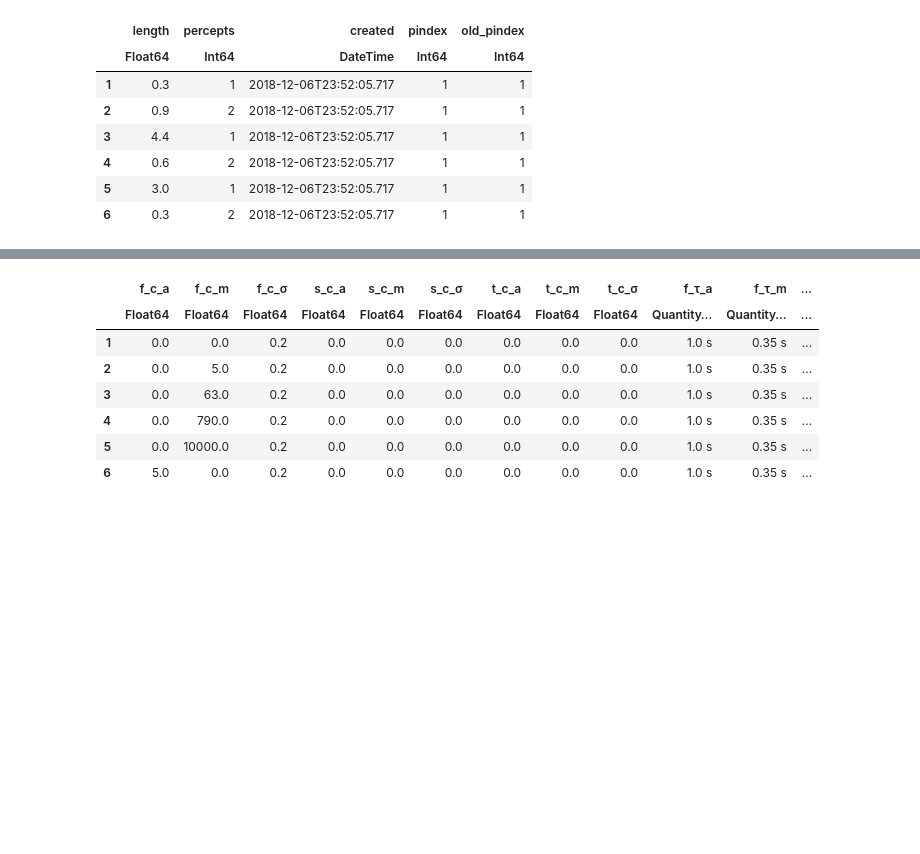
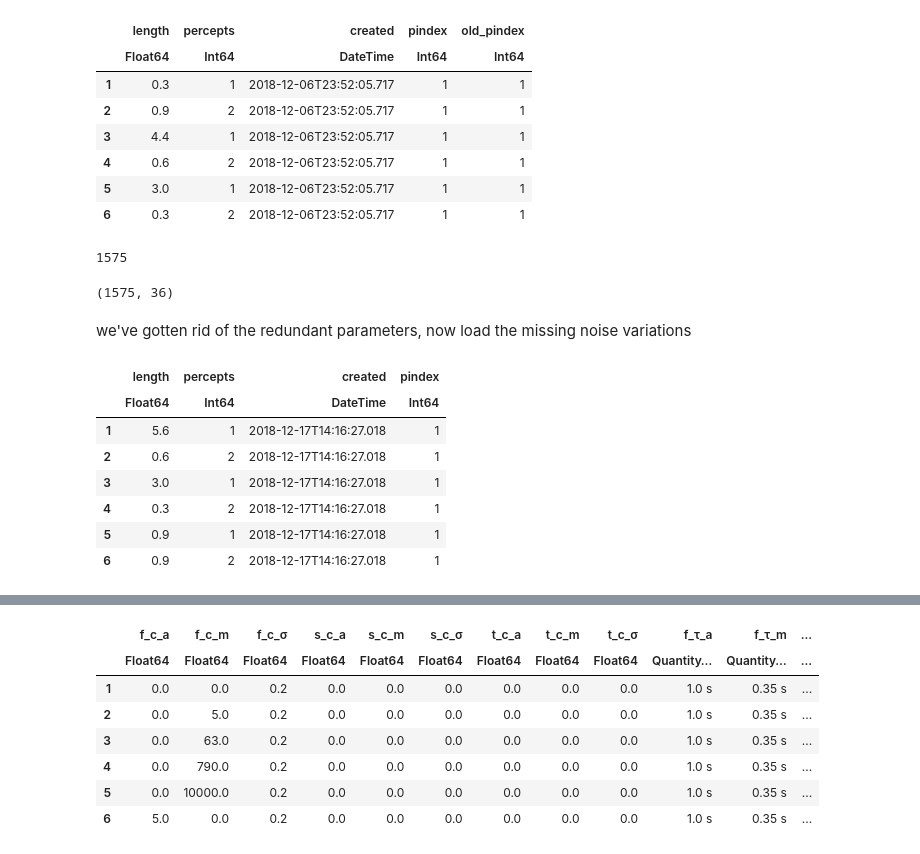
Before and after one commit to haberdashPI/bistable, a Jupyter notebook: notebooks/Figure 5.ipynb, the cells around one changed output, grey strips where cells are left out. Cells and saved outputs as stored; diff of their text form; code cells hidden in the pictures; blank space fills up the shorter version.

```diff
--- a/notebooks/Figure 5.ipynb
+++ b/notebooks/Figure 5.ipynb
@@ -28,3 +19,5 @@ $rcalljl_options$width
 datadir = joinpath("..","data","count_lengths","run_2018-12-06")
 # %% [output]
 "../data/count_lengths/run_2018-12-06"
+# %%
+noise_datadir = joinpath(datadir,"..","run_2018-12-14")
@@ -93,0 +92,30 @@ head(dfsel)
+# %%
+print(maximum(paramssel.pindex))
+size(paramssel)
+# %% [output]
+1575
+(1575, 36)
+# %% [markdown]
+we've gotten rid of the redundant parameters, now load the missing noise variations
+# %%
+params = load_params(joinpath(noise_datadir,"params.jld2"))
+params[:pindex] = 1:size(params,1)
+
+results = []
+for_results_in(joinpath(noise_datadir,"data")) do entry
+  push!(results,DataFrame(length=entry["lengths"],
+                          percepts=entry["percepts"].+1, # after +1, indicates the number of streams reported, 1 or 2
+                          created=entry["created"],
+                          pindex=entry["pindex"])) # the parameter index (pindex = N correspondes to row N of `params`)
+end
+df = vcat(results...);
+head(df)
+# %% [output]
+|  | length | percepts | created | pindex |
+|  | Float64 | Int64 | DateTime | Int64 |
+| 1 | 5.6 | 1 | 2018-12-17T14:16:27.018 | 1 |
+| 2 | 0.6 | 2 | 2018-12-17T14:16:27.018 | 1 |
+| 3 | 3.0 | 1 | 2018-12-17T14:16:27.018 | 1 |
+| 4 | 0.3 | 2 | 2018-12-17T14:16:27.018 | 1 |
+| 5 | 0.9 | 1 | 2018-12-17T14:16:27.018 | 1 |
+| 6 | 0.9 | 2 | 2018-12-17T14:16:27.018 | 1 |
```
Also changed, not shown: parts of 20 cells of this notebook.
